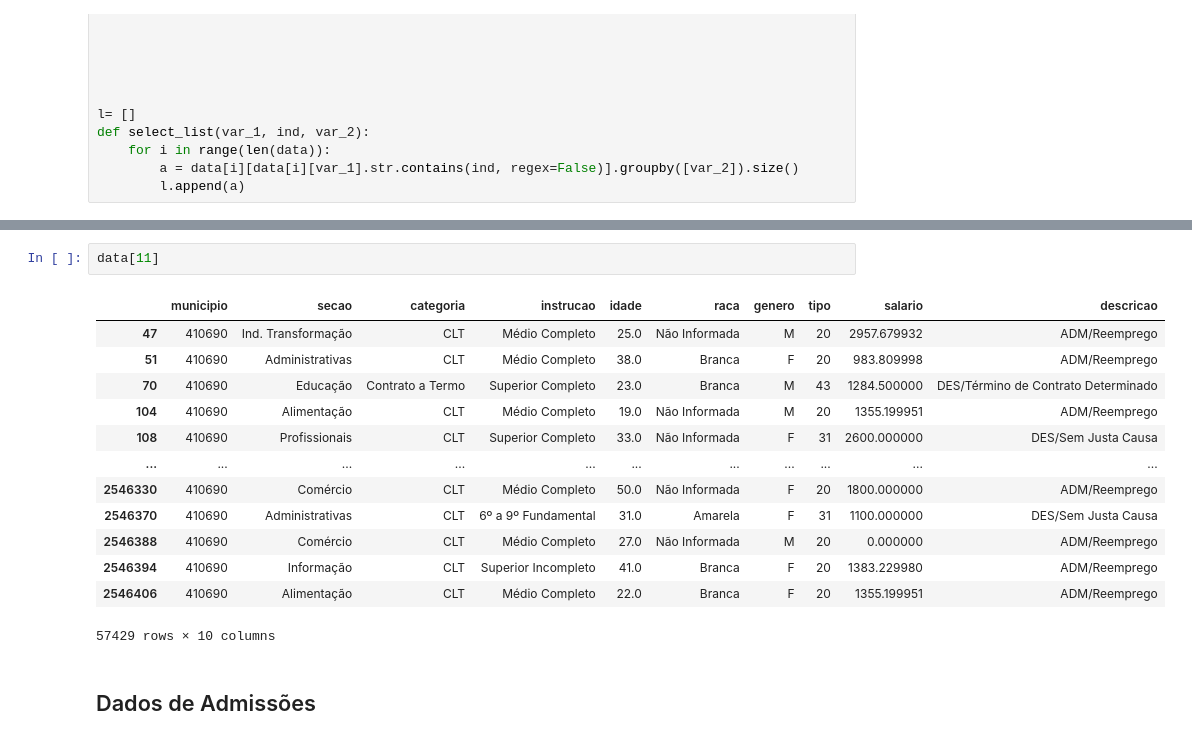
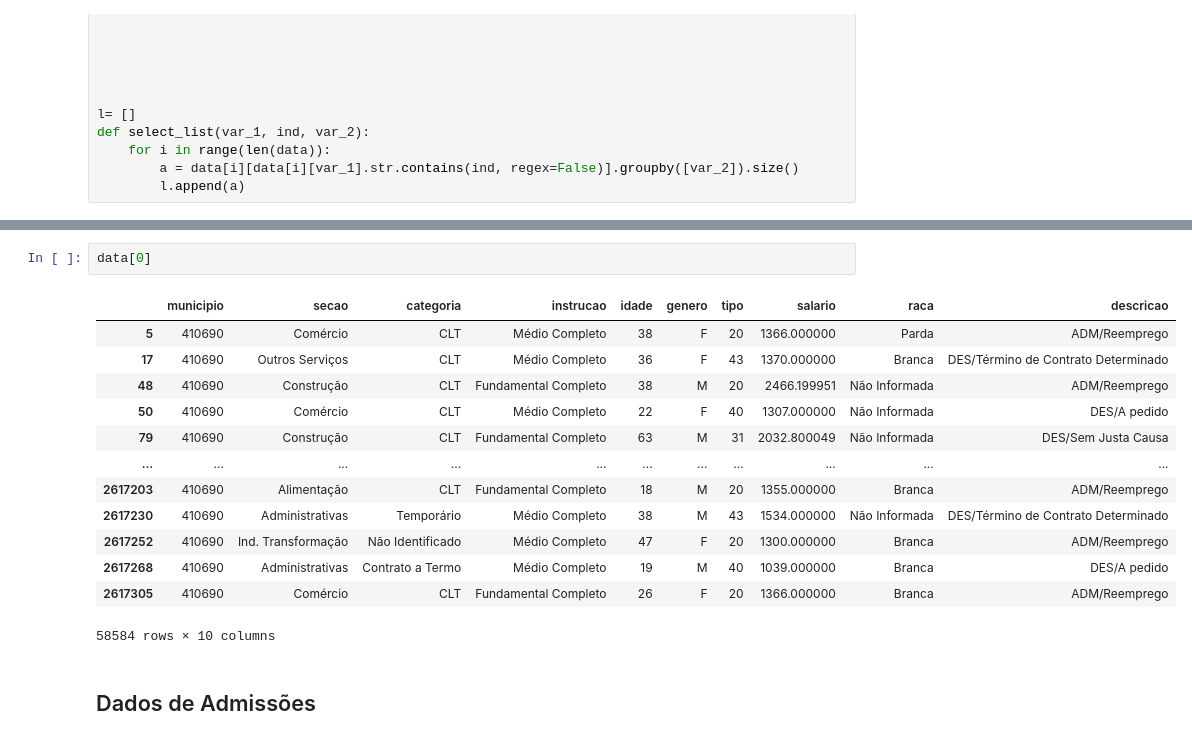
Before and after one commit to emariot/CAGED-CWB, a Jupyter notebook: Novo Caged.ipynb, the cells around one changed output, grey strips where cells are left out. Drawn from its saved outputs; the diff is of its cells as text.

```diff
--- a/Novo Caged.ipynb
+++ b/Novo Caged.ipynb
@@ -212,19 +199,19 @@ rename(data)
 # %%
-data[11]
+data[0]
 # %% [output]
-|  | municipio | secao | categoria | instrucao | idade | raca | genero | tipo | salario | descricao |
-| 47 | 410690 | Ind. Transformação | CLT | Médio Completo | 25.0 | Não Informada | M | 20 | 2957.679932 | ADM/Reemprego |
-| 51 | 410690 | Administrativas | CLT | Médio Completo | 38.0 | Branca | F | 20 | 983.809998 | ADM/Reemprego |
-| 70 | 410690 | Educação | Contrato a Termo | Superior Completo | 23.0 | Branca | M | 43 | 1284.500000 | DES/Término de Contrato Determinado |
-| 104 | 410690 | Alimentação | CLT | Médio Completo | 19.0 | Não Informada | M | 20 | 1355.199951 | ADM/Reemprego |
-| 108 | 410690 | Profissionais | CLT | Superior Completo | 33.0 | Não Informada | F | 31 | 2600.000000 | DES/Sem Justa Causa |
+|  | municipio | secao | categoria | instrucao | idade | genero | tipo | salario | raca | descricao |
+| 5 | 410690 | Comércio | CLT | Médio Completo | 38 | F | 20 | 1366.000000 | Parda | ADM/Reemprego |
+| 17 | 410690 | Outros Serviços | CLT | Médio Completo | 36 | F | 43 | 1370.000000 | Branca | DES/Término de Contrato Determinado |
+| 48 | 410690 | Construção | CLT | Fundamental Completo | 38 | M | 20 | 2466.199951 | Não Informada | ADM/Reemprego |
+| 50 | 410690 | Comércio | CLT | Médio Completo | 22 | F | 40 | 1307.000000 | Não Informada | DES/A pedido |
+| 79 | 410690 | Construção | CLT | Fundamental Completo | 63 | M | 31 | 2032.800049 | Não Informada | DES/Sem Justa Causa |
 | ... | ... | ... | ... | ... | ... | ... | ... | ... | ... | ... |
-| 2546330 | 410690 | Comércio | CLT | Médio Completo | 50.0 | Não Informada | F | 20 | 1800.000000 | ADM/Reemprego |
-| 2546370 | 410690 | Administrativas | CLT | 6º a 9º Fundamental | 31.0 | Amarela | F | 31 | 1100.000000 | DES/Sem Justa Causa |
-| 2546388 | 410690 | Comércio | CLT | Médio Completo | 27.0 | Não Informada | M | 20 | 0.000000 | ADM/Reemprego |
-| 2546394 | 410690 | Informação | CLT | Superior Incompleto | 41.0 | Branca | F | 20 | 1383.229980 | ADM/Reemprego |
-| 2546406 | 410690 | Alimentação | CLT | Médio Completo | 22.0 | Branca | F | 20 | 1355.199951 | ADM/Reemprego |
+| 2617203 | 410690 | Alimentação | CLT | Fundamental Completo | 18 | M | 20 | 1355.000000 | Branca | ADM/Reemprego |
+| 2617230 | 410690 | Administrativas | Temporário | Médio Completo | 38 | M | 43 | 1534.000000 | Não Informada | DES/Término de Contrato Determinado |
+| 2617252 | 410690 | Ind. Transformação | Não Identificado | Médio Completo | 47 | F | 20 | 1300.000000 | Branca | ADM/Reemprego |
+| 2617268 | 410690 | Administrativas | Contrato a Termo | Médio Completo | 19 | M | 40 | 1039.000000 | Branca | DES/A pedido |
+| 2617305 | 410690 | Comércio | CLT | Fundamental Completo | 26 | F | 20 | 1366.000000 | Branca | ADM/Reemprego |
-57429 rows × 10 columns
+58584 rows × 10 columns
 # %% [markdown]
 ## Dados de Admissões
 # %%
```
Also changed, not shown: parts of 6 cells of this notebook.
